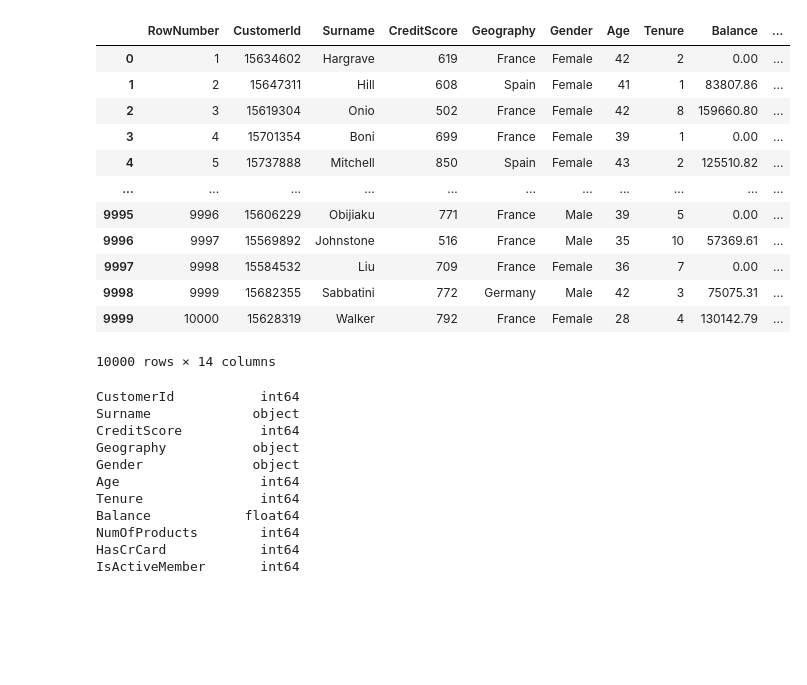
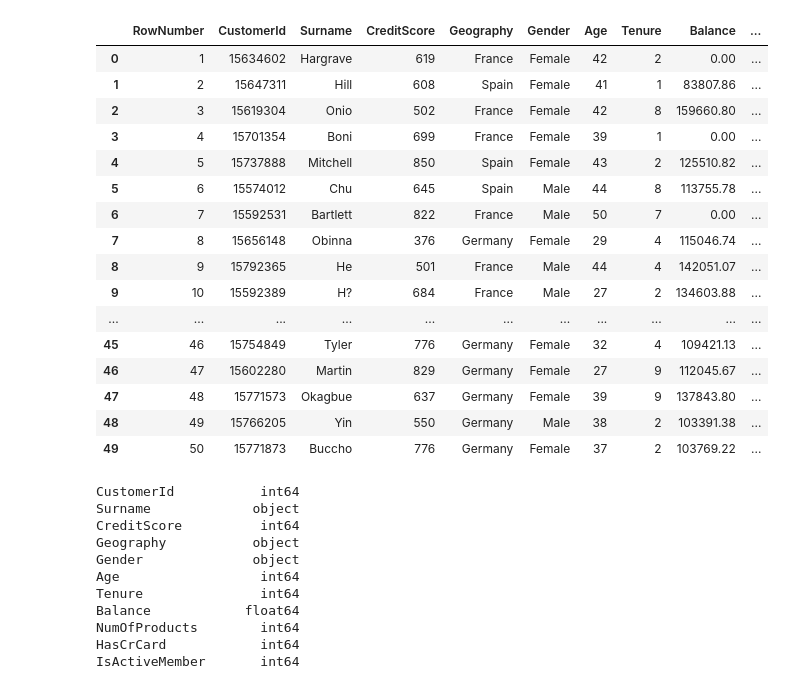
Before and after one commit to M-Grzymowicz/Banking-Customer-Churn---Analysis-and-Prediction, a Jupyter notebook: banking.ipynb, the cells around one changed output. Saved outputs shown, nothing was run; the diff lists cells and outputs as text; code cells hidden in the pictures; blank space fills up the shorter version.

```diff
--- a/banking.ipynb
+++ b/banking.ipynb
@@ -1,33 +1,37 @@
 # %%
 # import modules
 import pandas as pd
 pd.set_option('display.max_columns', 20)
 import numpy as np
 import matplotlib.pyplot as plt
 import seaborn as sns
 
 # read data
 df = pd.read_csv("Churn_Modelling.csv")
-display(df)
+display(df.head(50))
 
 
 # Wyłączenie notacji naukowej dla liczb zmiennoprzecinkowych
 #pd.options.display.float_format = '{:,.0f}'.format
 pd.reset_option('display.float_format')
 # %% [output]
 |  | RowNumber | CustomerId | Surname | CreditScore | Geography | Gender | Age | Tenure | Balance | ... |
 | 0 | 1 | 15634602 | Hargrave | 619 | France | Female | 42 | 2 | 0.00 | ... |
 | 1 | 2 | 15647311 | Hill | 608 | Spain | Female | 41 | 1 | 83807.86 | ... |
 | 2 | 3 | 15619304 | Onio | 502 | France | Female | 42 | 8 | 159660.80 | ... |
 | 3 | 4 | 15701354 | Boni | 699 | France | Female | 39 | 1 | 0.00 | ... |
 | 4 | 5 | 15737888 | Mitchell | 850 | Spain | Female | 43 | 2 | 125510.82 | ... |
+| 5 | 6 | 15574012 | Chu | 645 | Spain | Male | 44 | 8 | 113755.78 | ... |
+| 6 | 7 | 15592531 | Bartlett | 822 | France | Male | 50 | 7 | 0.00 | ... |
+| 7 | 8 | 15656148 | Obinna | 376 | Germany | Female | 29 | 4 | 115046.74 | ... |
+| 8 | 9 | 15792365 | He | 501 | France | Male | 44 | 4 | 142051.07 | ... |
+| 9 | 10 | 15592389 | H? | 684 | France | Male | 27 | 2 | 134603.88 | ... |
 | ... | ... | ... | ... | ... | ... | ... | ... | ... | ... | ... |
-| 9995 | 9996 | 15606229 | Obijiaku | 771 | France | Male | 39 | 5 | 0.00 | ... |
-| 9996 | 9997 | 15569892 | Johnstone | 516 | France | Male | 35 | 10 | 57369.61 | ... |
-| 9997 | 9998 | 15584532 | Liu | 709 | France | Female | 36 | 7 | 0.00 | ... |
-| 9998 | 9999 | 15682355 | Sabbatini | 772 | Germany | Male | 42 | 3 | 75075.31 | ... |
-| 9999 | 10000 | 15628319 | Walker | 792 | France | Female | 28 | 4 | 130142.79 | ... |
+| 45 | 46 | 15754849 | Tyler | 776 | Germany | Female | 32 | 4 | 109421.13 | ... |
+| 46 | 47 | 15602280 | Martin | 829 | Germany | Female | 27 | 9 | 112045.67 | ... |
+| 47 | 48 | 15771573 | Okagbue | 637 | Germany | Female | 39 | 9 | 137843.80 | ... |
+| 48 | 49 | 15766205 | Yin | 550 | Germany | Male | 38 | 2 | 103391.38 | ... |
+| 49 | 50 | 15771873 | Buccho | 776 | Germany | Female | 37 | 2 | 103769.22 | ... |
-10000 rows × 14 columns
 # %%
 #delete unnecessary column
 df = df.drop('RowNumber', axis=1)
```
Also changed, not shown: parts of 35 cells of this notebook.
